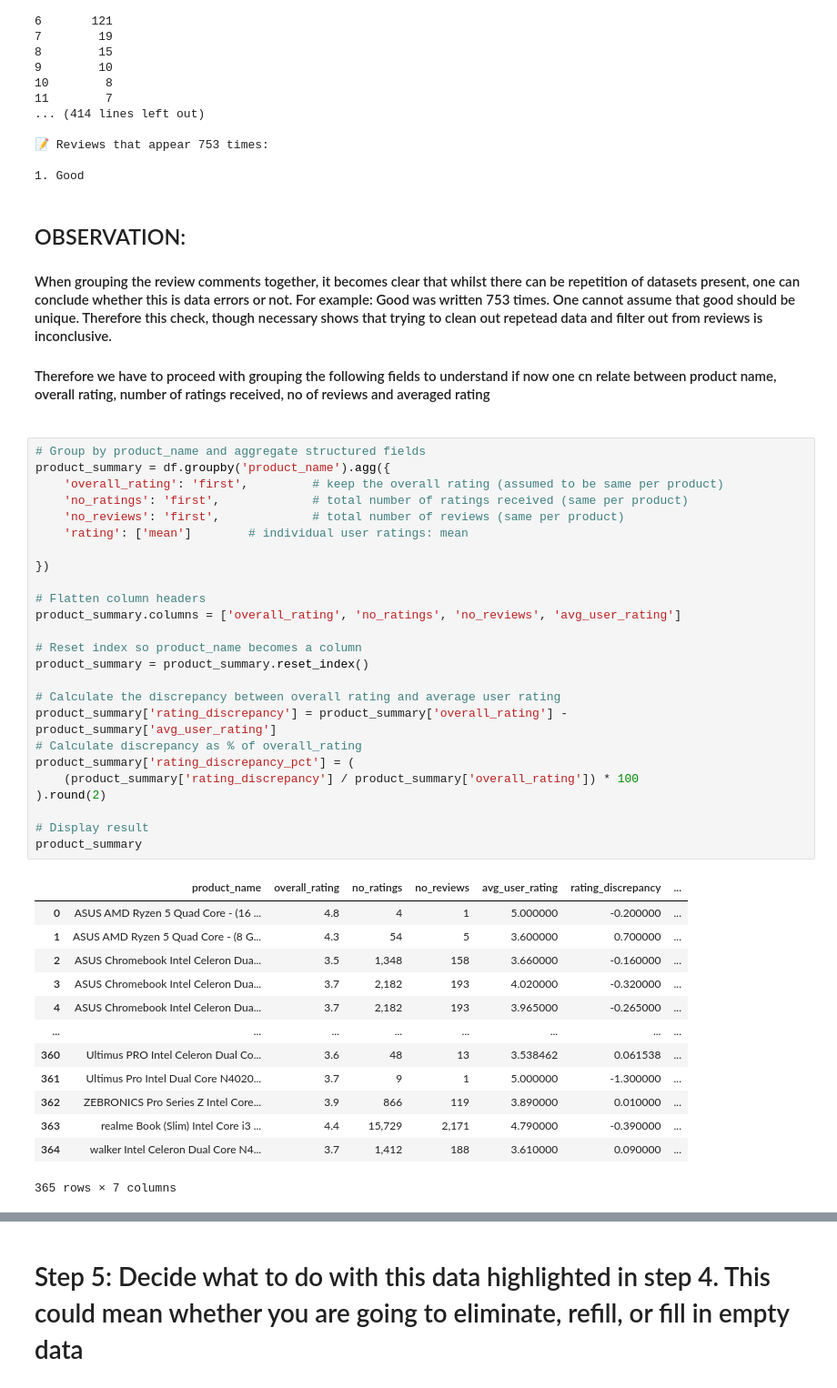
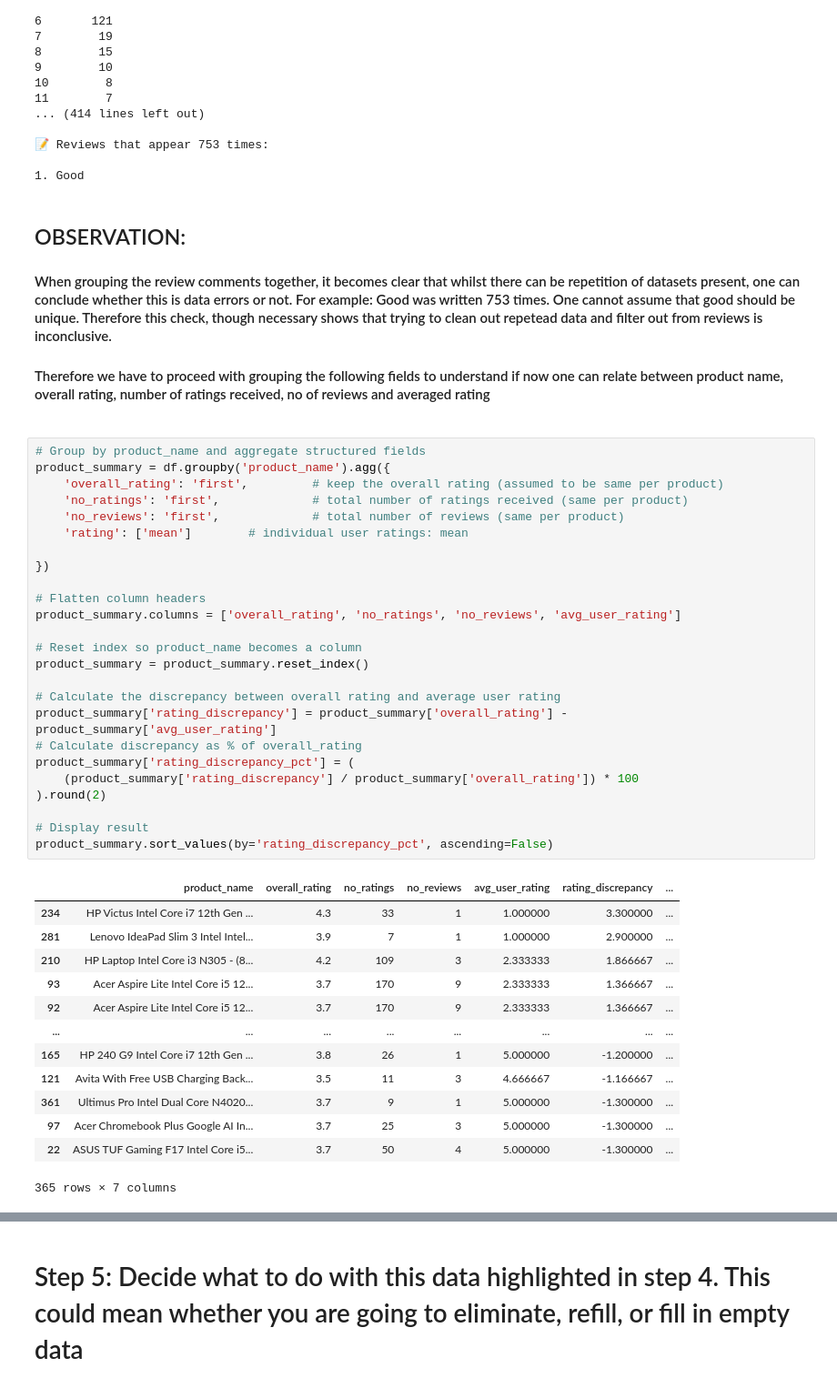
Before and after one commit to gnm001/Mod9, a Jupyter notebook: MSAI7_20.1_9_6_1. Joseph Mario Maggi.ipynb, the cells around one changed output, grey strips where cells are left out. Shown at 91% size. Saved outputs shown, nothing was run; the diff lists cells and outputs as text.

```diff
--- a/MSAI7_20.1_9_6_1. Joseph Mario Maggi.ipynb
+++ b/MSAI7_20.1_9_6_1. Joseph Mario Maggi.ipynb
@@ -299,44 +302,44 @@ count
 
 ####  When grouping the review comments together, it becomes clear that whilst there can be repetition of datasets present, one can conclude whether this is data errors or not.  For example:  Good was written 753 times.  One cannot assume that good should be unique.  Therefore this check, though necessary shows that trying to clean out repetead data and filter out from reviews is inconclusive.
 
-####  Therefore we have to proceed with grouping the following fields to understand if now one cn relate between product name, overall rating, number of ratings received, no of reviews and averaged rating
+####  Therefore we have to proceed with grouping the following fields to understand if now one can relate between product name, overall rating, number of ratings received, no of reviews and averaged rating
 #####
 # %%
 # Group by product_name and aggregate structured fields
 product_summary = df.groupby('product_name').agg({
     'overall_rating': 'first',         # keep the overall rating (assumed to be same per product)
     'no_ratings': 'first',             # total number of ratings received (same per product)
     'no_reviews': 'first',             # total number of reviews (same per product)
     'rating': ['mean']        # individual user ratings: mean
 
 })
 
 # Flatten column headers
 product_summary.columns = ['overall_rating', 'no_ratings', 'no_reviews', 'avg_user_rating']
 
 # Reset index so product_name becomes a column
 product_summary = product_summary.reset_index()
 
 # Calculate the discrepancy between overall rating and average user rating
 product_summary['rating_discrepancy'] = product_summary['overall_rating'] - product_summary['avg_user_rating']
 # Calculate discrepancy as % of overall_rating
 product_summary['rating_discrepancy_pct'] = (
     (product_summary['rating_discrepancy'] / product_summary['overall_rating']) * 100
 ).round(2)
 
 # Display result
-product_summary
+product_summary.sort_values(by='rating_discrepancy_pct', ascending=False)
 # %% [output]
 |  | product_name | overall_rating | no_ratings | no_reviews | avg_user_rating | rating_discrepancy | ... |
-| 0 | ASUS AMD Ryzen 5 Quad Core - (16 ... | 4.8 | 4 | 1 | 5.000000 | -0.200000 | ... |
-| 1 | ASUS AMD Ryzen 5 Quad Core - (8 G... | 4.3 | 54 | 5 | 3.600000 | 0.700000 | ... |
-| 2 | ASUS Chromebook Intel Celeron Dua... | 3.5 | 1,348 | 158 | 3.660000 | -0.160000 | ... |
-| 3 | ASUS Chromebook Intel Celeron Dua... | 3.7 | 2,182 | 193 | 4.020000 | -0.320000 | ... |
-| 4 | ASUS Chromebook Intel Celeron Dua... | 3.7 | 2,182 | 193 | 3.965000 | -0.265000 | ... |
+| 234 | HP Victus Intel Core i7 12th Gen ... | 4.3 | 33 | 1 | 1.000000 | 3.300000 | ... |
+| 281 | Lenovo IdeaPad Slim 3 Intel Intel... | 3.9 | 7 | 1 | 1.000000 | 2.900000 | ... |
+| 210 | HP Laptop Intel Core i3 N305 - (8... | 4.2 | 109 | 3 | 2.333333 | 1.866667 | ... |
+| 93 | Acer Aspire Lite Intel Core i5 12... | 3.7 | 170 | 9 | 2.333333 | 1.366667 | ... |
+| 92 | Acer Aspire Lite Intel Core i5 12... | 3.7 | 170 | 9 | 2.333333 | 1.366667 | ... |
 | ... | ... | ... | ... | ... | ... | ... | ... |
-| 360 | Ultimus PRO Intel Celeron Dual Co... | 3.6 | 48 | 13 | 3.538462 | 0.061538 | ... |
+| 165 | HP 240 G9 Intel Core i7 12th Gen ... | 3.8 | 26 | 1 | 5.000000 | -1.200000 | ... |
+| 121 | Avita With Free USB Charging Back... | 3.5 | 11 | 3 | 4.666667 | -1.166667 | ... |
 | 361 | Ultimus Pro Intel Dual Core N4020... | 3.7 | 9 | 1 | 5.000000 | -1.300000 | ... |
-| 362 | ZEBRONICS Pro Series Z Intel Core... | 3.9 | 866 | 119 | 3.890000 | 0.010000 | ... |
-| 363 | realme Book (Slim) Intel Core i3 ... | 4.4 | 15,729 | 2,171 | 4.790000 | -0.390000 | ... |
-| 364 | walker Intel Celeron Dual Core N4... | 3.7 | 1,412 | 188 | 3.610000 | 0.090000 | ... |
+| 97 | Acer Chromebook Plus Google AI In... | 3.7 | 25 | 3 | 5.000000 | -1.300000 | ... |
+| 22 | ASUS TUF Gaming F17 Intel Core i5... | 3.7 | 50 | 4 | 5.000000 | -1.300000 | ... |
 365 rows × 7 columns
```
Also changed, not shown: parts of 2 cells of this notebook, 3 other files.
